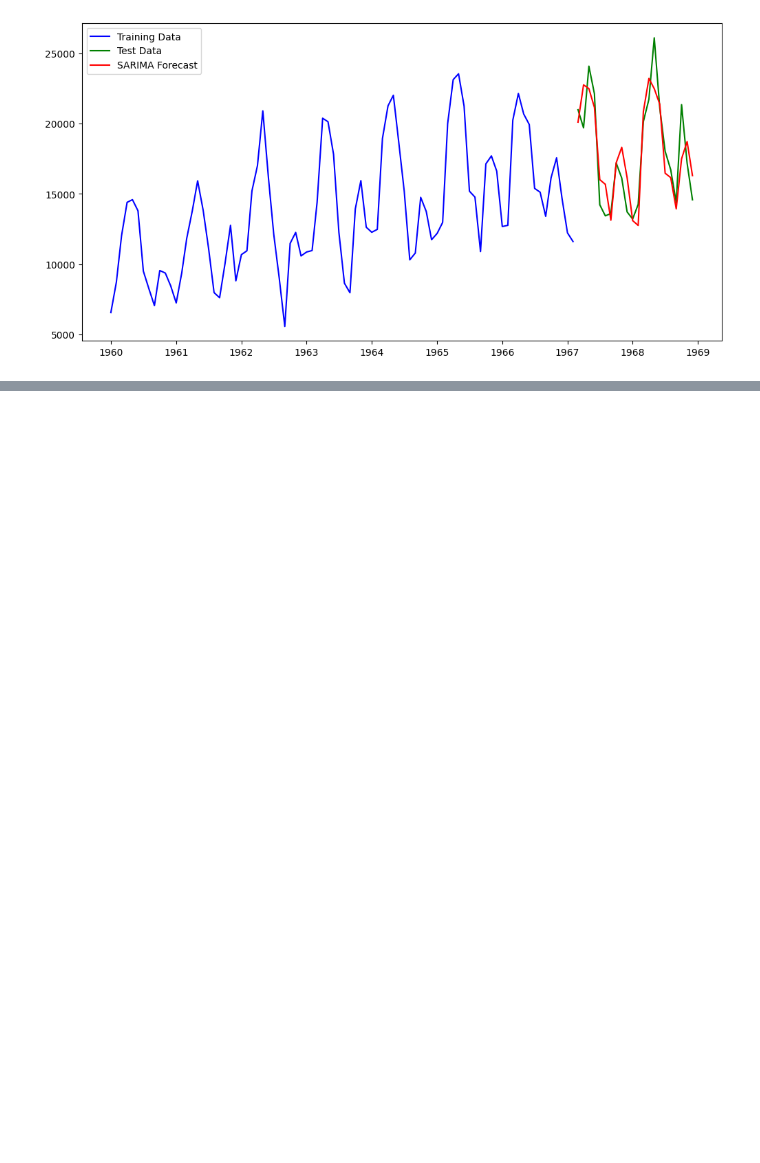
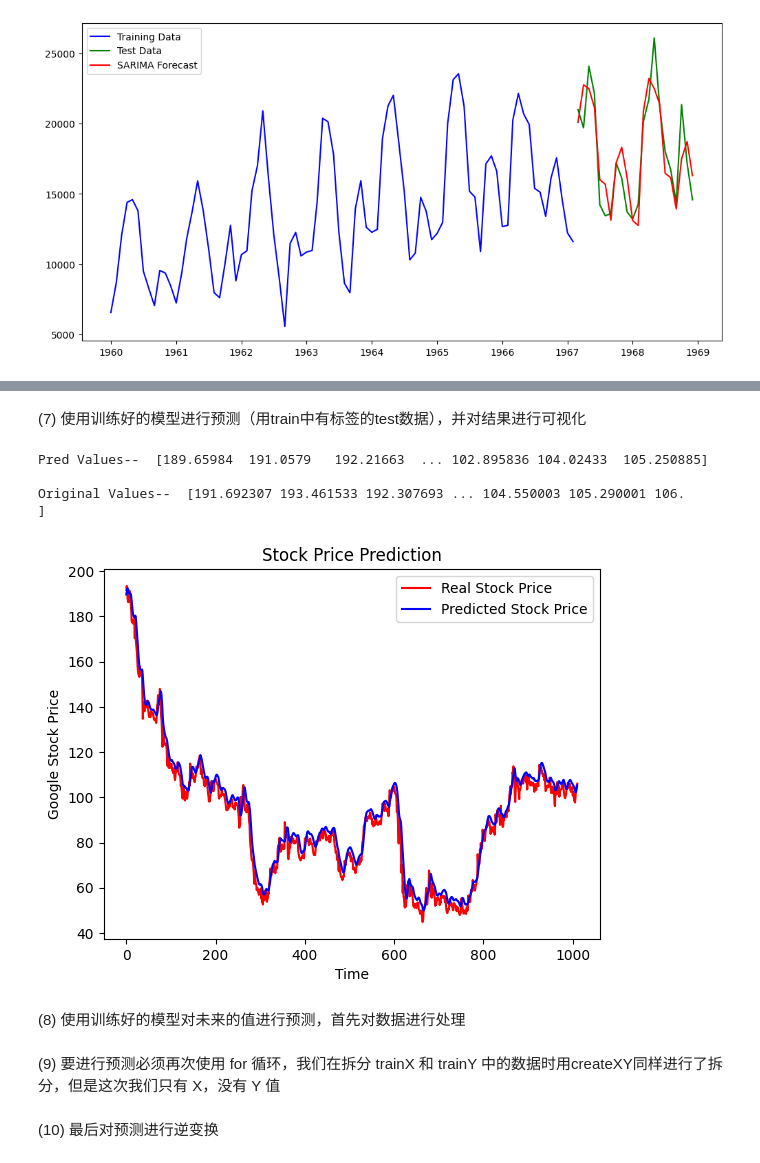
Before and after one commit to WeOps-Lab/aiops-notebook, a Jupyter notebook: 时序预测/algorithms/TimeseriesDetection.ipynb, the cells around one changed output, grey strips where cells are left out. Saved outputs shown, nothing was run; the diff lists cells and outputs as text; code cells hidden in the pictures; blank space fills up the shorter version.

```diff
--- a/时序预测/algorithms/TimeseriesDetection.ipynb
+++ b/时序预测/algorithms/TimeseriesDetection.ipynb
@@ -450,0 +445,5 @@ ModuleNotFoundError: No module named 'tensorflow.keras.wrappers'
+# %%
+forecast_data = pd.read_csv('../test_data/train.csv', index_col='Date', parse_dates=True)
+split_index = int(0.8 * len(forecast_data))
+train = forecast_data.iloc[:split_index]
+test = forecast_data.iloc[split_index:]
@@ -450,0 +463,16 @@ ModuleNotFoundError: No module named 'tensorflow.keras.wrappers'
+# %%
+# 构建模型
+grid_model = KerasRegressor(build_fn=build_model, verbose=1, validation_data=(testX, testY))
+parameters = {
+    'batch_size': [16, 20],
+    'epochs': [8, 10],
+    'optimizer': ['adam', 'Adadelta']
+}
+grid_search = GridSearchCV(estimator=grid_model, param_grid=parameters, cv=2)
+
+# 训练模型
+grid_search = grid_search.fit(trainX,trainY)
+
+# 为避免每次重新寻参数，可以保存模型最佳参数或者直接保存模型
+print(grid_search.best_params_)
+my_model=grid_search.best_estimator_.model
@@ -450,0 +497,30 @@ ModuleNotFoundError: No module named 'tensorflow.keras.wrappers'
+# %% [markdown]
+(7) 使用训练好的模型进行预测（用train中有标签的test数据），并对结果进行可视化
+# %%
+# 预测
+prediction=my_model.predict(testX)
+# 逆缩放（在缩放数据时，我们每行有5列，现在我们只有目标列1列，所以必须改变形状来使用inverse_transform）
+prediction_copies_array = np.repeat(prediction,5, axis=-1)
+# 5 列值是相似的，它只是将单个预测列复制了4次。所以现在我们有5列相同的值，现在可以使用inverse_transform
+pred=scaler.inverse_transform(np.reshape(prediction_copies_array,(len(prediction),5)))[:,0]
+# 与testY进行比较，同样也要逆缩放
+original_copies_array = np.repeat(testY,5, axis=-1)
+original=scaler.inverse_transform(np.reshape(original_copies_array,(len(testY),5)))[:,0]
+print("Pred Values-- " ,pred)
+print("\nOriginal Values-- " ,original)
+
+# 可视化
+plt.plot(original, color = 'red', label = 'Real Stock Price')
+plt.plot(pred, color = 'blue', label = 'Predicted Stock Price')
+plt.title('Stock Price Prediction')
+plt.xlabel('Time')
+plt.ylabel('Google Stock Price')
+plt.legend()
+plt.show()
+# %% [output]
+Pred Values--  [189.65984  191.0579   192.21663  ... 102.895836 104.02433  105.250885]
+
+Original Values--  [191.692307 193.461533 192.307693 ... 104.550003 105.290001 106.      ]
+[figure, added]
+# %% [markdown]
+(8) 使用训练好的模型对未来的值进行预测，首先对数据进行处理
@@ -450,0 +545,2 @@ ModuleNotFoundError: No module named 'tensorflow.keras.wrappers'
+# %% [markdown]
+(9) 要进行预测必须再次使用 for 循环，我们在拆分 trainX 和 trainY 中的数据时用createXY同样进行了拆分，但是这次我们只有 X，没有 Y 值
@@ -450,0 +559,2 @@ ModuleNotFoundError: No module named 'tensorflow.keras.wrappers'
+# %% [markdown]
+(10) 最后对预测进行逆变换
```
Also changed, not shown: parts of 20 cells of this notebook, 11 other files.
